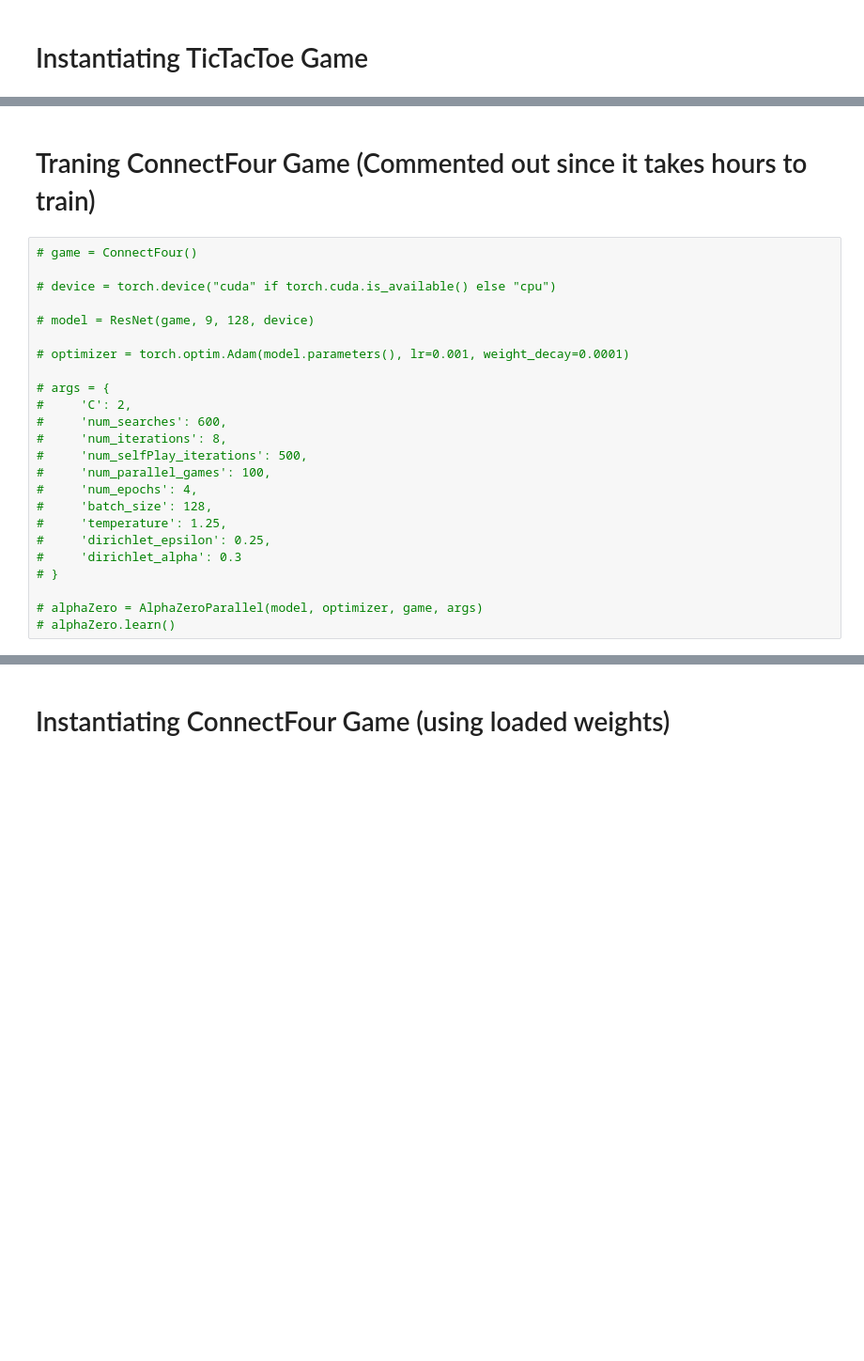
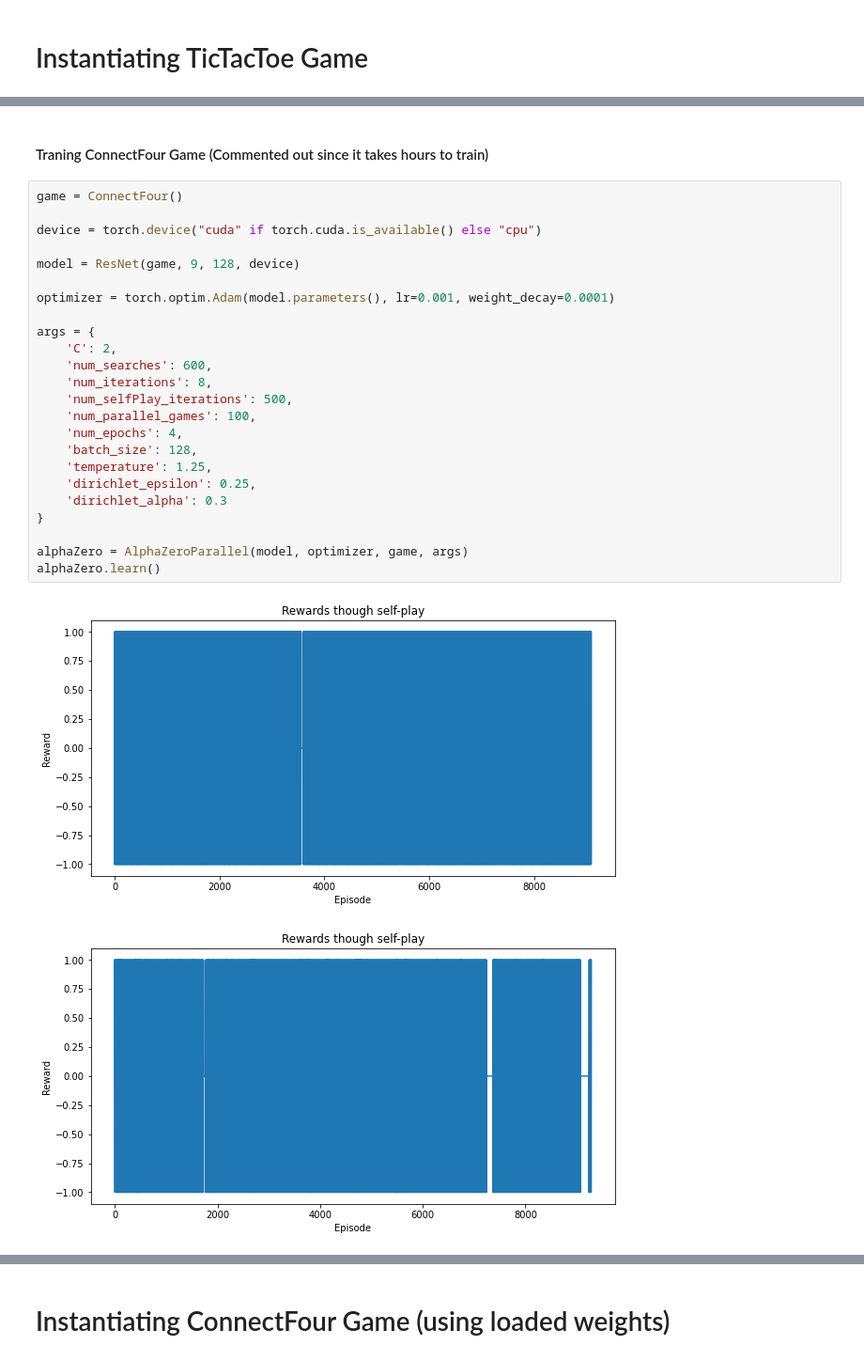
Before and after one commit to iamutk4/Reinforcement-Learning-AlphaZero, a Jupyter notebook: AlphaZero.ipynb, the cells around one changed output, grey strips where cells are left out. Shown at 94% size. Drawn from its saved outputs; the diff is of its cells as text; blank space fills up the shorter version.

```diff
--- a/AlphaZero.ipynb
+++ b/AlphaZero.ipynb
@@ -709,26 +770,29 @@ draw
 # %% [markdown]
-# Traning ConnectFour Game (Commented out since it takes hours to train)
+#### Traning ConnectFour Game (Commented out since it takes hours to train)
 # %%
-# game = ConnectFour()
+game = ConnectFour()
 
-# device = torch.device("cuda" if torch.cuda.is_available() else "cpu")
+device = torch.device("cuda" if torch.cuda.is_available() else "cpu")
 
-# model = ResNet(game, 9, 128, device)
+model = ResNet(game, 9, 128, device)
 
-# optimizer = torch.optim.Adam(model.parameters(), lr=0.001, weight_decay=0.0001)
+optimizer = torch.optim.Adam(model.parameters(), lr=0.001, weight_decay=0.0001)
 
-# args = {
-#     'C': 2,
-#     'num_searches': 600,
-#     'num_iterations': 8,
-#     'num_selfPlay_iterations': 500,
-#     'num_parallel_games': 100,
-#     'num_epochs': 4,
-#     'batch_size': 128,
-#     'temperature': 1.25,
-#     'dirichlet_epsilon': 0.25,
-#     'dirichlet_alpha': 0.3
-# }
+args = {
+    'C': 2,
+    'num_searches': 600,
+    'num_iterations': 8,
+    'num_selfPlay_iterations': 500,
+    'num_parallel_games': 100,
+    'num_epochs': 4,
+    'batch_size': 128,
+    'temperature': 1.25,
+    'dirichlet_epsilon': 0.25,
+    'dirichlet_alpha': 0.3
+}
 
-# alphaZero = AlphaZeroParallel(model, optimizer, game, args)
-# alphaZero.learn()
+alphaZero = AlphaZeroParallel(model, optimizer, game, args)
+alphaZero.learn()
+# %% [output]
+[figure, added]
+[figure, added]
```
Also changed, not shown: parts of 14 cells of this notebook, 26 other files.
